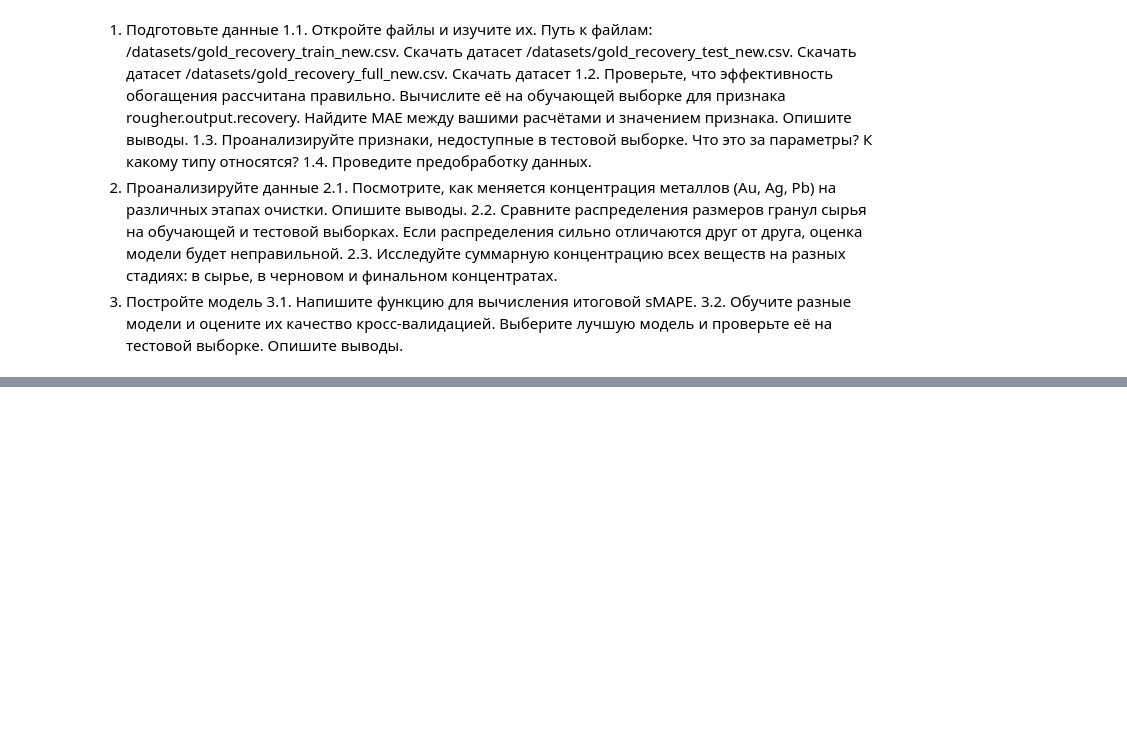
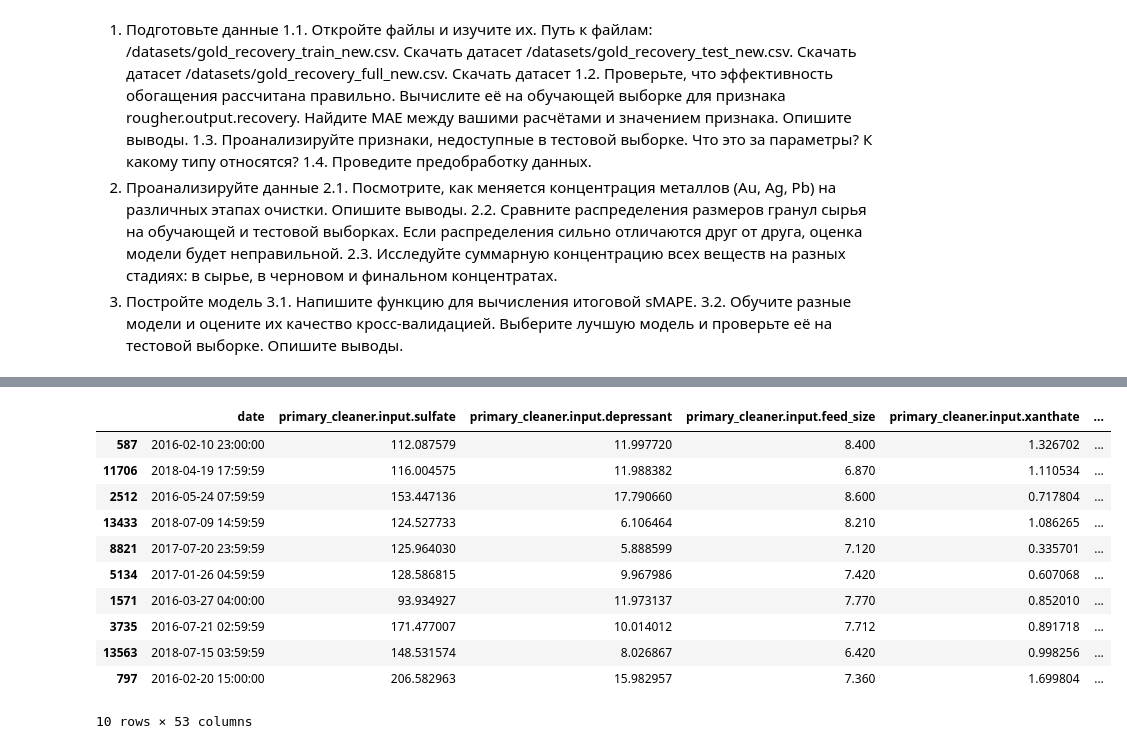
Before and after one commit to ndelenyan/practicum, a Jupyter notebook: sprint12/sprint12.ipynb, the cells around one changed output, grey strips where cells are left out. Cells and saved outputs as stored; diff of their text form; code cells hidden in the pictures; blank space fills up the shorter version.

```diff
--- a/sprint12/sprint12.ipynb
+++ b/sprint12/sprint12.ipynb
@@ -73,2 +60,0 @@ test_rougher['recovery_calc'] = 1
-# %%
-test['recovery_f'] = test['rougher.input.feed_au'] / (test['rougher.input.feed_ag'] + test['rougher.input.feed_pb'] + test['rougher.input.feed_sol'] + test['rougher.input.feed_au'])
@@ -74,0 +92,9 @@ test['recovery_f'] = test['rougher.input.feed_au'] / (test['rougher.input.feed_a
+# %%
+# C (F - T)
+# F (C - T)
+# C - Au after
+# F - Au before
+# T - Au in tails
+train['rougher.output.recovery_calc'] = 100.0 * train['rougher.output.concentrate_au'] * (train['rougher.input.feed_au'] - train['rougher.output.tail_au']) / (train['rougher.input.feed_au'] * (train['rougher.output.concentrate_au'] - train['rougher.output.tail_au']))
+m = mae(train['rougher.output.recovery'], train['rougher.output.recovery_calc'])
+print(m)
@@ -74,0 +192,15 @@ test['recovery_f'] = test['rougher.input.feed_au'] / (test['rougher.input.feed_a
+# %%
+train.sample(10)
+# %% [output]
+|  | date | primary_cleaner.input.sulfate | primary_cleaner.input.depressant | primary_cleaner.input.feed_size | primary_cleaner.input.xanthate | ... |
+| 587 | 2016-02-10 23:00:00 | 112.087579 | 11.997720 | 8.400 | 1.326702 | ... |
+| 11706 | 2018-04-19 17:59:59 | 116.004575 | 11.988382 | 6.870 | 1.110534 | ... |
+| 2512 | 2016-05-24 07:59:59 | 153.447136 | 17.790660 | 8.600 | 0.717804 | ... |
+| 13433 | 2018-07-09 14:59:59 | 124.527733 | 6.106464 | 8.210 | 1.086265 | ... |
+| 8821 | 2017-07-20 23:59:59 | 125.964030 | 5.888599 | 7.120 | 0.335701 | ... |
+| 5134 | 2017-01-26 04:59:59 | 128.586815 | 9.967986 | 7.420 | 0.607068 | ... |
+| 1571 | 2016-03-27 04:00:00 | 93.934927 | 11.973137 | 7.770 | 0.852010 | ... |
+| 3735 | 2016-07-21 02:59:59 | 171.477007 | 10.014012 | 7.712 | 0.891718 | ... |
+| 13563 | 2018-07-15 03:59:59 | 148.531574 | 8.026867 | 6.420 | 0.998256 | ... |
+| 797 | 2016-02-20 15:00:00 | 206.582963 | 15.982957 | 7.360 | 1.699804 | ... |
+10 rows × 53 columns
```
Also changed, not shown: parts of 43 cells of this notebook.
